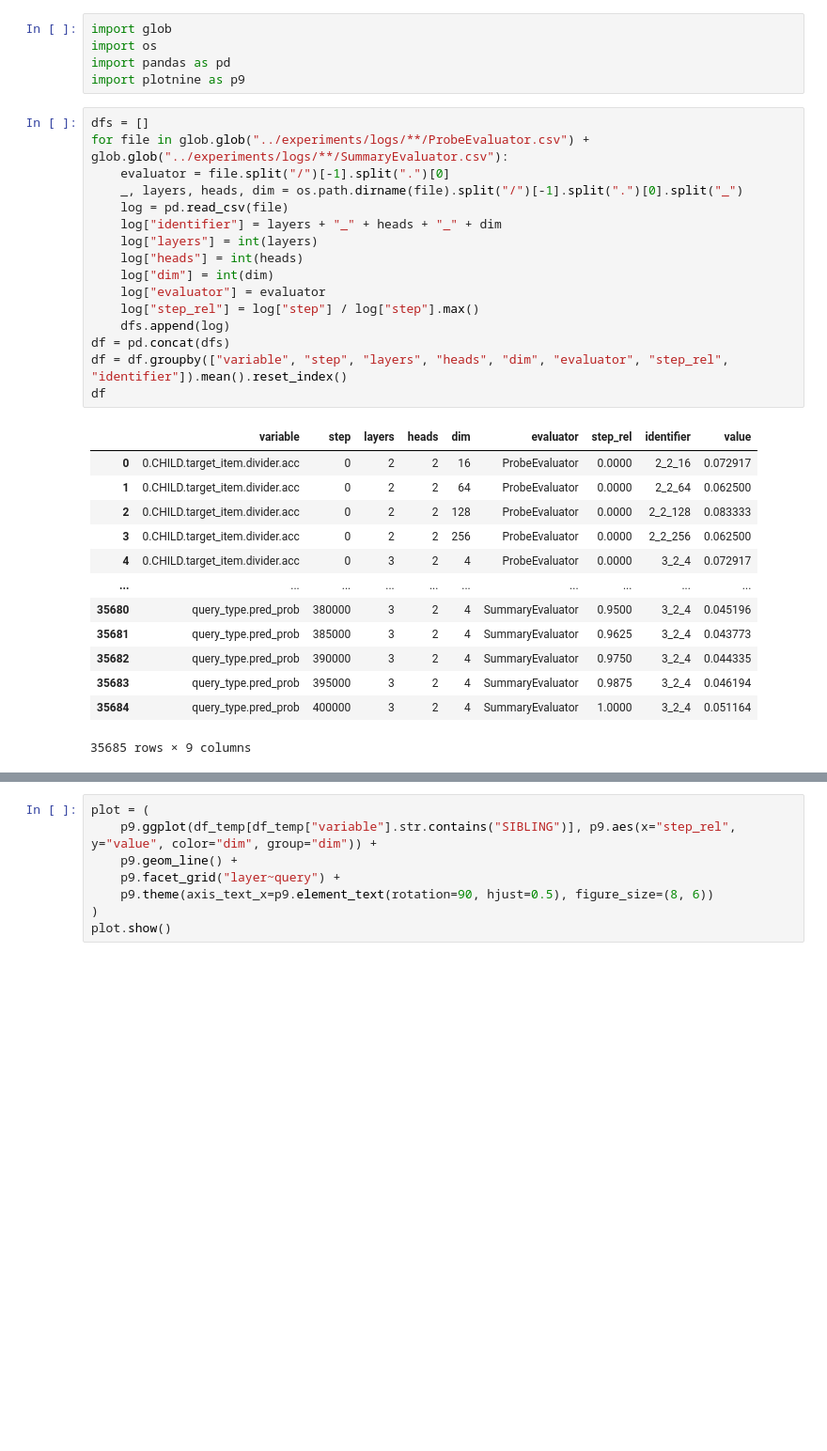
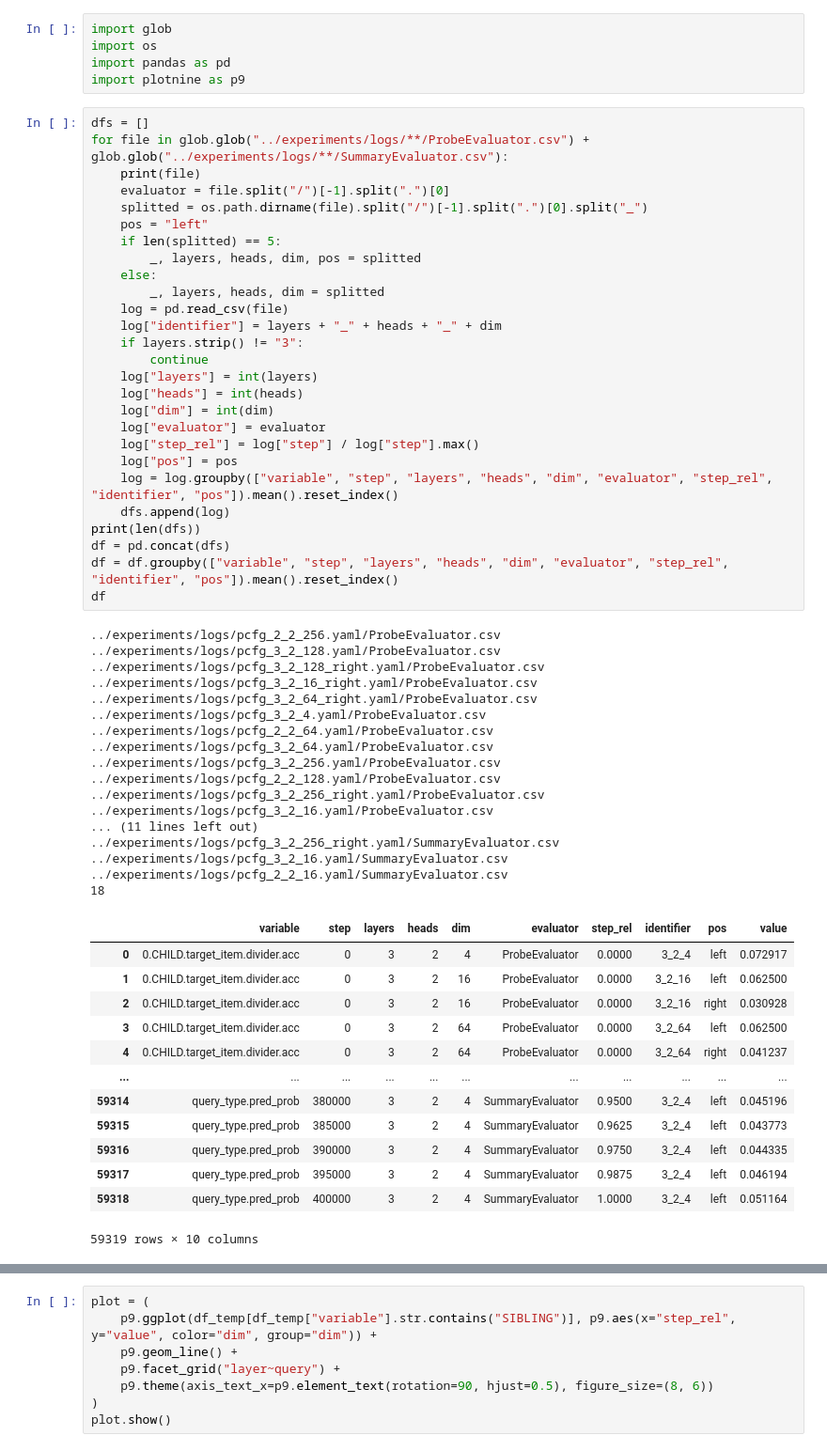
Before and after one commit to aryamanarora/tinylang, a Jupyter notebook: notebooks/Width.ipynb, the cells around one changed output, grey strips where cells are left out. Shown at 94% size. Drawn from its saved outputs; the diff is of its cells as text; blank space fills up the shorter version.

Commit message:
add right-headed, sweep file

```diff
--- a/notebooks/Width.ipynb
+++ b/notebooks/Width.ipynb
@@ -12,32 +14,60 @@ import plotnine as p9
 # %%
 dfs = []
 for file in glob.glob("../experiments/logs/**/ProbeEvaluator.csv") + glob.glob("../experiments/logs/**/SummaryEvaluator.csv"):
+    print(file)
     evaluator = file.split("/")[-1].split(".")[0]
-    _, layers, heads, dim = os.path.dirname(file).split("/")[-1].split(".")[0].split("_")
+    splitted = os.path.dirname(file).split("/")[-1].split(".")[0].split("_")
+    pos = "left"
+    if len(splitted) == 5:
+        _, layers, heads, dim, pos = splitted
+    else:
+        _, layers, heads, dim = splitted
     log = pd.read_csv(file)
     log["identifier"] = layers + "_" + heads + "_" + dim
+    if layers.strip() != "3":
+        continue
     log["layers"] = int(layers)
     log["heads"] = int(heads)
     log["dim"] = int(dim)
     log["evaluator"] = evaluator
     log["step_rel"] = log["step"] / log["step"].max()
+    log["pos"] = pos
+    log = log.groupby(["variable", "step", "layers", "heads", "dim", "evaluator", "step_rel", "identifier", "pos"]).mean().reset_index()
     dfs.append(log)
+print(len(dfs))
 df = pd.concat(dfs)
-df = df.groupby(["variable", "step", "layers", "heads", "dim", "evaluator", "step_rel", "identifier"]).mean().reset_index()
+df = df.groupby(["variable", "step", "layers", "heads", "dim", "evaluator", "step_rel", "identifier", "pos"]).mean().reset_index()
 df
 # %% [output]
+../experiments/logs/pcfg_2_2_256.yaml/ProbeEvaluator.csv
+../experiments/logs/pcfg_3_2_128.yaml/ProbeEvaluator.csv
+../experiments/logs/pcfg_3_2_128_right.yaml/ProbeEvaluator.csv
+../experiments/logs/pcfg_3_2_16_right.yaml/ProbeEvaluator.csv
+../experiments/logs/pcfg_3_2_64_right.yaml/ProbeEvaluator.csv
+../experiments/logs/pcfg_3_2_4.yaml/ProbeEvaluator.csv
+../experiments/logs/pcfg_2_2_64.yaml/ProbeEvaluator.csv
+../experiments/logs/pcfg_3_2_64.yaml/ProbeEvaluator.csv
+../experiments/logs/pcfg_3_2_256.yaml/ProbeEvaluator.csv
+../experiments/logs/pcfg_2_2_128.yaml/ProbeEvaluator.csv
+../experiments/logs/pcfg_3_2_256_right.yaml/ProbeEvaluator.csv
+../experiments/logs/pcfg_3_2_16.yaml/ProbeEvaluator.csv
+... (11 lines left out)
+../experiments/logs/pcfg_3_2_256_right.yaml/SummaryEvaluator.csv
+../experiments/logs/pcfg_3_2_16.yaml/SummaryEvaluator.csv
+../experiments/logs/pcfg_2_2_16.yaml/SummaryEvaluator.csv
+18
-|  | variable | step | layers | heads | dim | evaluator | step_rel | identifier | value |
-| 0 | 0.CHILD.target_item.divider.acc | 0 | 2 | 2 | 16 | ProbeEvaluator | 0.0000 | 2_2_16 | 0.072917 |
-| 1 | 0.CHILD.target_item.divider.acc | 0 | 2 | 2 | 64 | ProbeEvaluator | 0.0000 | 2_2_64 | 0.062500 |
-| 2 | 0.CHILD.target_item.divider.acc | 0 | 2 | 2 | 128 | ProbeEvaluator | 0.0000 | 2_2_128 | 0.083333 |
-| 3 | 0.CHILD.target_item.divider.acc | 0 | 2 | 2 | 256 | ProbeEvaluator | 0.0000 | 2_2_256 | 0.062500 |
-| 4 | 0.CHILD.target_item.divider.acc | 0 | 3 | 2 | 4 | ProbeEvaluator | 0.0000 | 3_2_4 | 0.072917 |
-| ... | ... | ... | ... | ... | ... | ... | ... | ... | ... |
-| 35680 | query_type.pred_prob | 380000 | 3 | 2 | 4 | SummaryEvaluator | 0.9500 | 3_2_4 | 0.045196 |
-| 35681 | query_type.pred_prob | 385000 | 3 | 2 | 4 | SummaryEvaluator | 0.9625 | 3_2_4 | 0.043773 |
-| 35682 | query_type.pred_prob | 390000 | 3 | 2 | 4 | SummaryEvaluator | 0.9750 | 3_2_4 | 0.044335 |
-| 35683 | query_type.pred_prob | 395000 | 3 | 2 | 4 | SummaryEvaluator | 0.9875 | 3_2_4 | 0.046194 |
-| 35684 | query_type.pred_prob | 400000 | 3 | 2 | 4 | SummaryEvaluator | 1.0000 | 3_2_4 | 0.051164 |
+|  | variable | step | layers | heads | dim | evaluator | step_rel | identifier | pos | value |
+| 0 | 0.CHILD.target_item.divider.acc | 0 | 3 | 2 | 4 | ProbeEvaluator | 0.0000 | 3_2_4 | left | 0.072917 |
+| 1 | 0.CHILD.target_item.divider.acc | 0 | 3 | 2 | 16 | ProbeEvaluator | 0.0000 | 3_2_16 | left | 0.062500 |
+| 2 | 0.CHILD.target_item.divider.acc | 0 | 3 | 2 | 16 | ProbeEvaluator | 0.0000 | 3_2_16 | right | 0.030928 |
+| 3 | 0.CHILD.target_item.divider.acc | 0 | 3 | 2 | 64 | ProbeEvaluator | 0.0000 | 3_2_64 | left | 0.062500 |
+| 4 | 0.CHILD.target_item.divider.acc | 0 | 3 | 2 | 64 | ProbeEvaluator | 0.0000 | 3_2_64 | right | 0.041237 |
+| ... | ... | ... | ... | ... | ... | ... | ... | ... | ... | ... |
+| 59314 | query_type.pred_prob | 380000 | 3 | 2 | 4 | SummaryEvaluator | 0.9500 | 3_2_4 | left | 0.045196 |
+| 59315 | query_type.pred_prob | 385000 | 3 | 2 | 4 | SummaryEvaluator | 0.9625 | 3_2_4 | left | 0.043773 |
+| 59316 | query_type.pred_prob | 390000 | 3 | 2 | 4 | SummaryEvaluator | 0.9750 | 3_2_4 | left | 0.044335 |
+| 59317 | query_type.pred_prob | 395000 | 3 | 2 | 4 | SummaryEvaluator | 0.9875 | 3_2_4 | left | 0.046194 |
+| 59318 | query_type.pred_prob | 400000 | 3 | 2 | 4 | SummaryEvaluator | 1.0000 | 3_2_4 | left | 0.051164 |
-35685 rows × 9 columns
+59319 rows × 10 columns
 # %%
 plot = (
```
Also changed, not shown: parts of 4 cells of this notebook, 7 other files.
